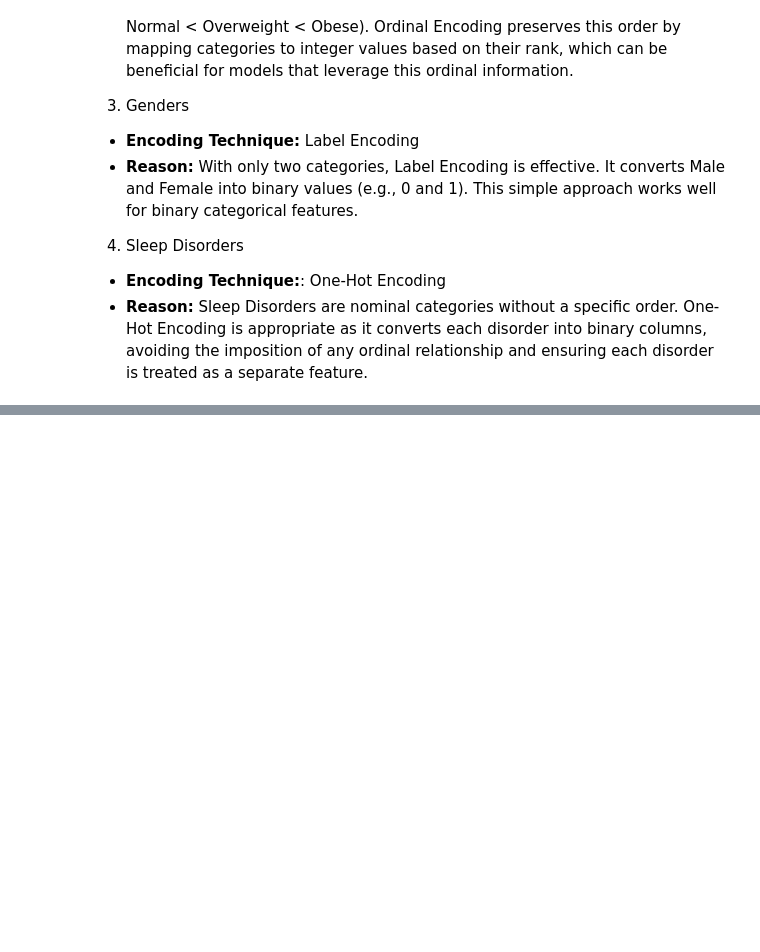
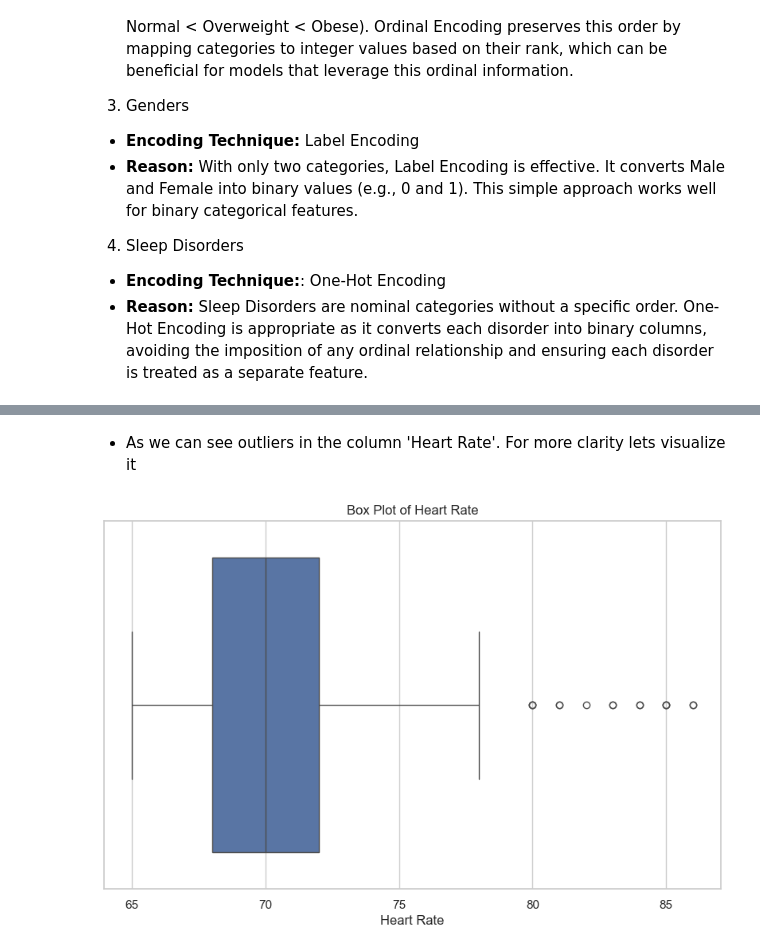
Before and after one commit to Syed-Irfan-1165/Sleep-Health-and-Lifestyle, a Jupyter notebook: notebook/1. EDA SLEEP HEALTH AND LIFESTYLE.IPYNB, the cells around one changed output, grey strips where cells are left out. Saved outputs shown, nothing was run; the diff lists cells and outputs as text; code cells hidden in the pictures; blank space fills up the shorter version.

```diff
--- a/notebook/1. EDA SLEEP HEALTH AND LIFESTYLE.IPYNB
+++ b/notebook/1. EDA SLEEP HEALTH AND LIFESTYLE.IPYNB
@@ -483,0 +1172,16 @@ df1['BMI Category'].fillna(mode_bmi, inplace=True)
+# %% [markdown]
+* As we can see outliers in the column 'Heart Rate'. For more clarity lets visualize it
+# %%
+import matplotlib.pyplot as plt
+import seaborn as sns
+
+# Set the style of the visualization
+sns.set(style="whitegrid")
+
+# Create a box plot for the Heart Rate column
+plt.figure(figsize=(10, 6))
+sns.boxplot(x=df1['Heart Rate'])
+plt.title('Box Plot of Heart Rate')
+plt.show()
+# %% [output]
+[figure, added]
```
Also changed, not shown: parts of 172 cells of this notebook.
